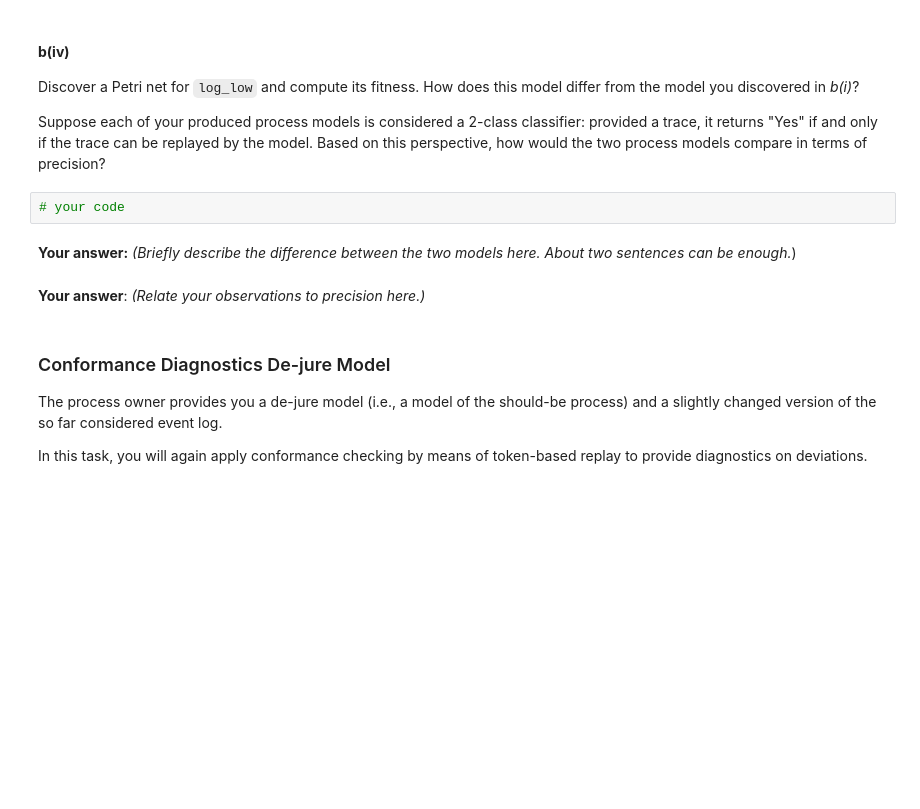
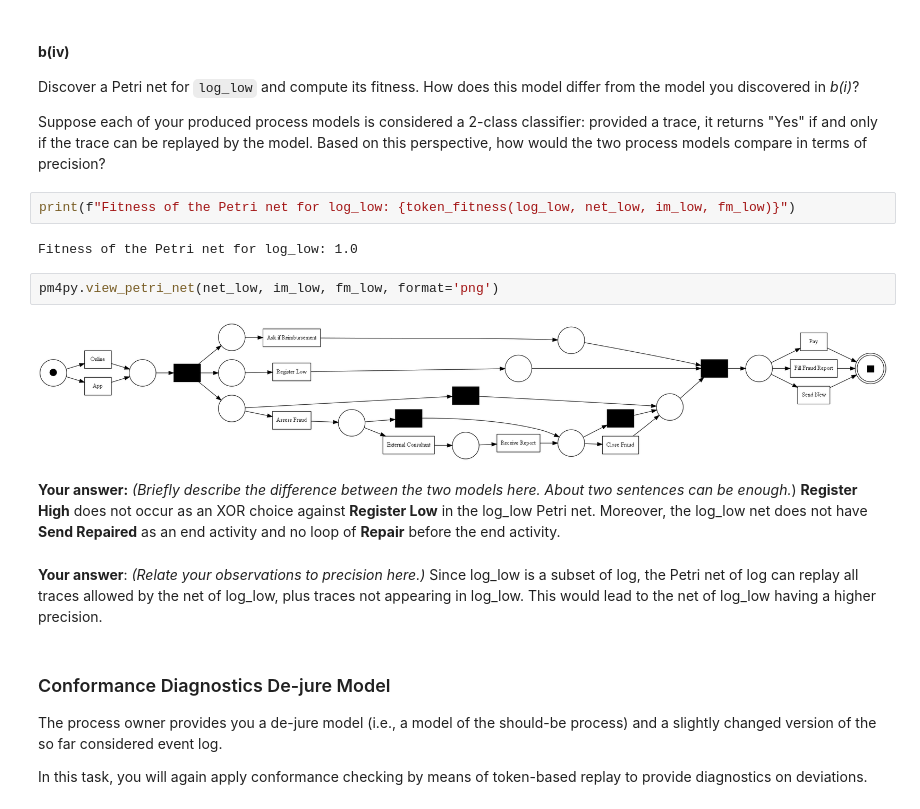
Before and after one commit to mnghiap/ids22, a Jupyter notebook: assignment2/assignment2.ipynb, the cells around one changed output. Drawn from its saved outputs; the diff is of its cells as text; blank space fills up the shorter version.

```diff
--- a/assignment2/assignment2.ipynb
+++ b/assignment2/assignment2.ipynb
@@ -1087,11 +1180,17 @@ Discover a Petri net for `log_low` and compute its fitness. How does this model
 
 Suppose each of your produced process models is considered a 2-class classifier: provided a trace, it returns "Yes" if and only if the trace can be replayed by the model. Based on this perspective, how would the two process models compare in terms of precision?
 # %%
-# your code
+print(f"Fitness of the Petri net for log_low: {token_fitness(log_low, net_low, im_low, fm_low)}")
+# %% [output]
+Fitness of the Petri net for log_low: 1.0
+# %%
+pm4py.view_petri_net(net_low, im_low, fm_low, format='png')
+# %% [output]
+[figure, added]
 # %% [markdown]
-**Your answer:** *(Briefly describe the difference between the two models here. About two sentences can be enough.*)
+**Your answer:** *(Briefly describe the difference between the two models here. About two sentences can be enough.*) **Register High** does not occur as an XOR choice against **Register Low** in the log_low Petri net. Moreover, the log_low net does not have **Send Repaired** as an end activity and no loop of **Repair** before the end activity.
 # %% [markdown]
-**Your answer**: *(Relate your observations to precision here.)*
+**Your answer**: *(Relate your observations to precision here.)* Since log_low is a subset of log, the Petri net of log can replay all traces allowed by the net of log_low, plus traces not appearing in log_low. This would lead to the net of log_low having a higher precision.
 # %% [markdown]
 ### Conformance Diagnostics De-jure Model
 The process owner provides you a de-jure model (i.e., a model of the should-be process) and a slightly changed version of the so far considered event log.
```
Also changed, not shown: parts of 28 cells of this notebook.
